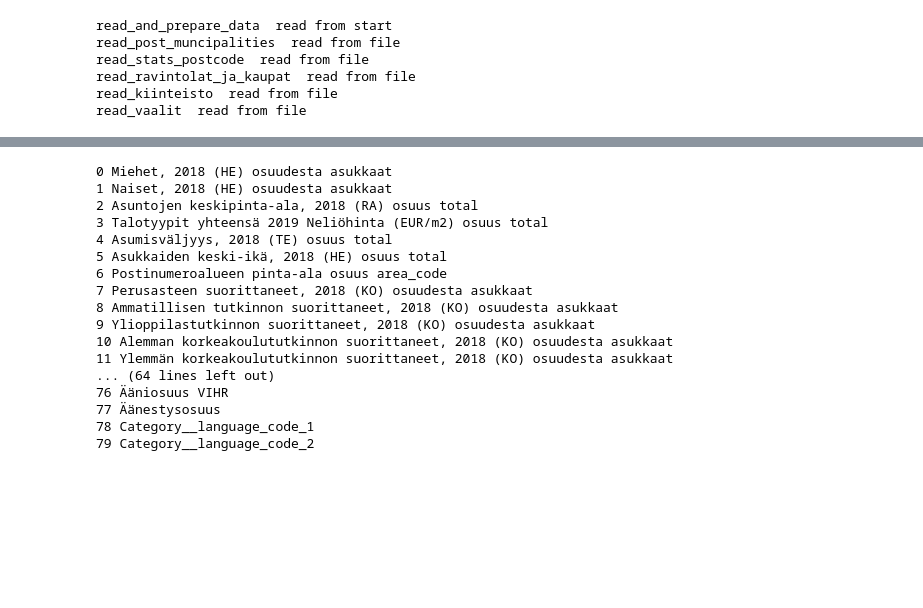
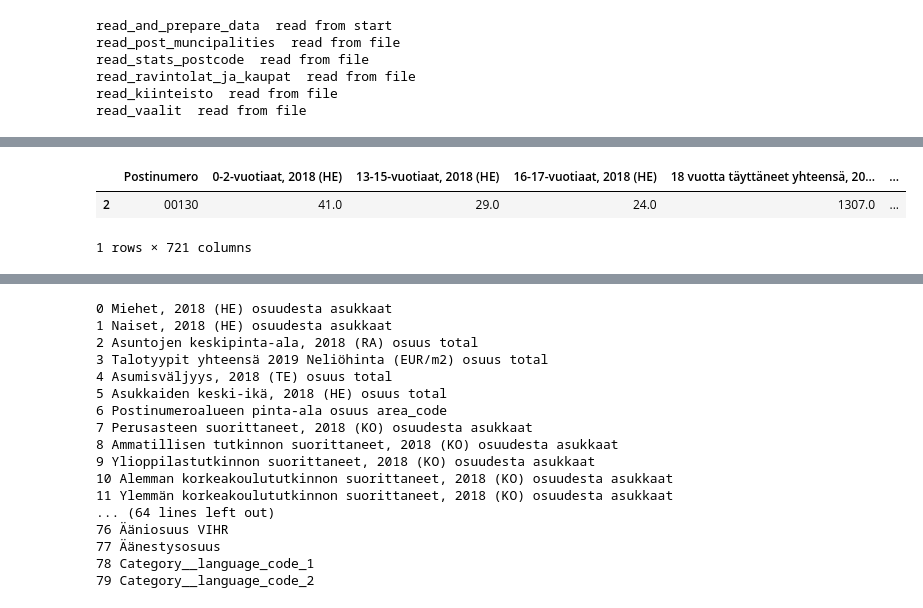
Before and after one commit to launis/areadata, a Jupyter notebook: create_clusters.ipynb, the cells around one changed output, grey strips where cells are left out. Drawn from its saved outputs; the diff is of its cells as text; code cells hidden in the pictures; blank space fills up the shorter version.

```diff
--- a/create_clusters.ipynb
+++ b/create_clusters.ipynb
@@ -186,3 +167,9 @@ Name: cluster, dtype: int64
+# %%
+data[data['cluster']==7]
+# %% [output]
+|  | Postinumero | 0-2-vuotiaat, 2018 (HE) | 13-15-vuotiaat, 2018 (HE) | 16-17-vuotiaat, 2018 (HE) | 18 vuotta täyttäneet yhteensä, 20... | ... |
+| 2 | 00130 | 41.0 | 29.0 | 24.0 | 1307.0 | ... |
+1 rows × 721 columns
 # %%
 labels = [X.columns.get_loc(c) for c in X.columns]
 centroids=display_parallel_coordinates_centroids(kmeans, labels=labels)
```
Also changed, not shown: parts of 16 cells of this notebook, 1 other file.
